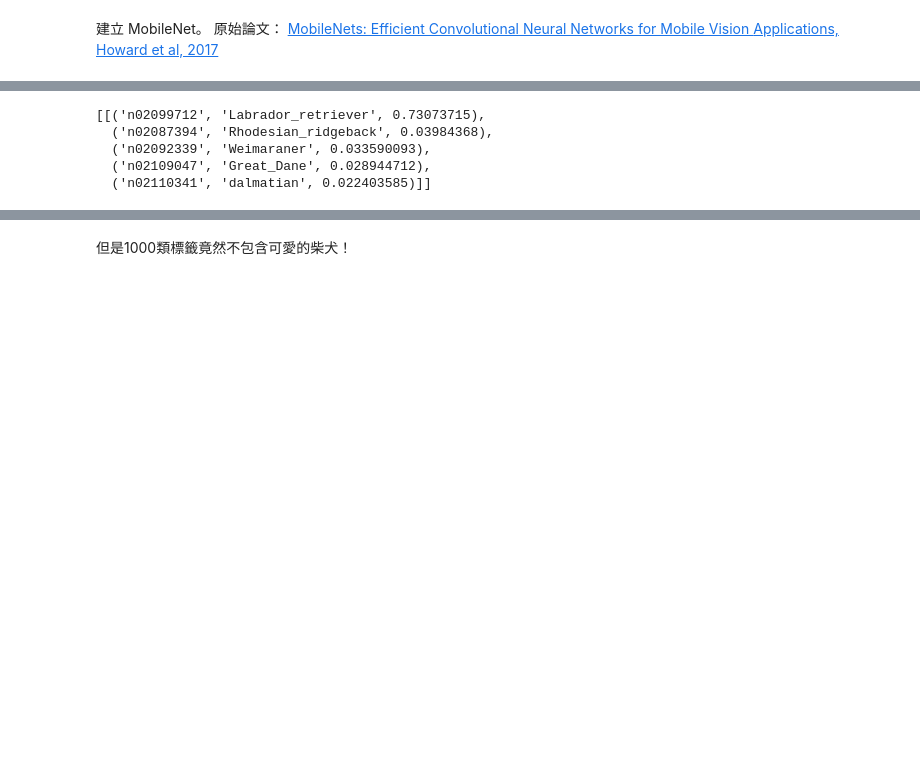
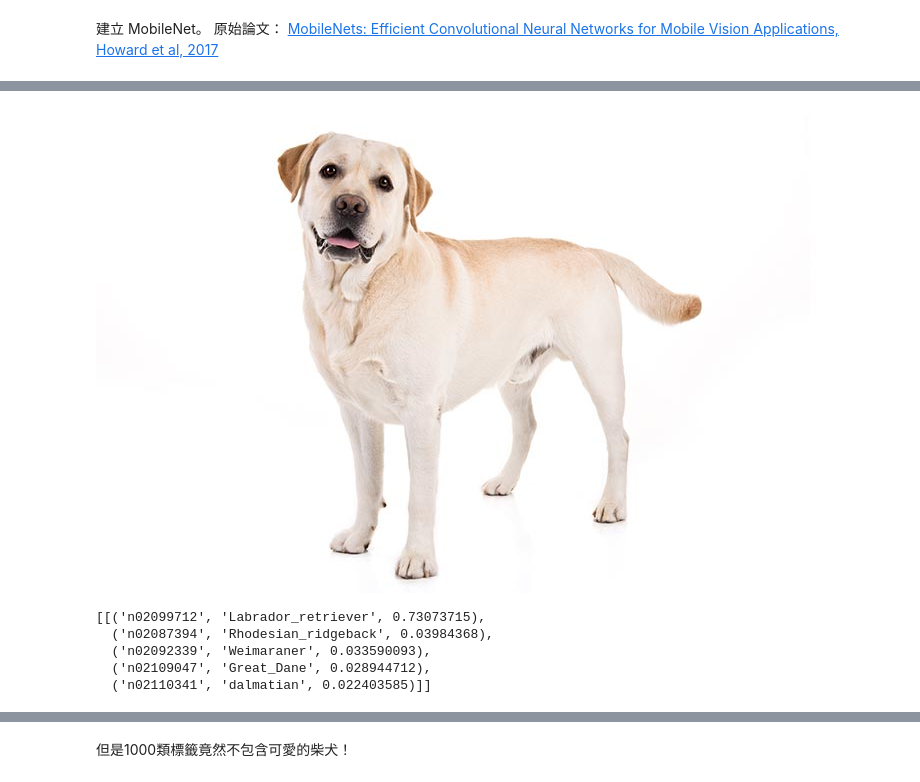
Before and after one commit to ckhung/keras-mobilenet, a Jupyter notebook: km-transfer.ipynb, the cells around one changed output, grey strips where cells are left out. Cells and saved outputs as stored; diff of their text form; code cells hidden in the pictures; blank space fills up the shorter version.

```diff
--- a/km-transfer.ipynb
+++ b/km-transfer.ipynb
@@ -94,6 +92,7 @@ mobile_cl('quiz/0-german_shepherd.jpg',show=False)
 # %%
-mobile_cl('quiz/0-labrador1.jpg',show=False)
+mobile_cl('quiz/0-labrador1.jpg',show=True)
 # %% [output]
+[figure, added]
 [[('n02099712', 'Labrador_retriever', 0.73073715),
   ('n02087394', 'Rhodesian_ridgeback', 0.03984368),
   ('n02092339', 'Weimaraner', 0.033590093),
```
Also changed, not shown: parts of 21 cells of this notebook.
